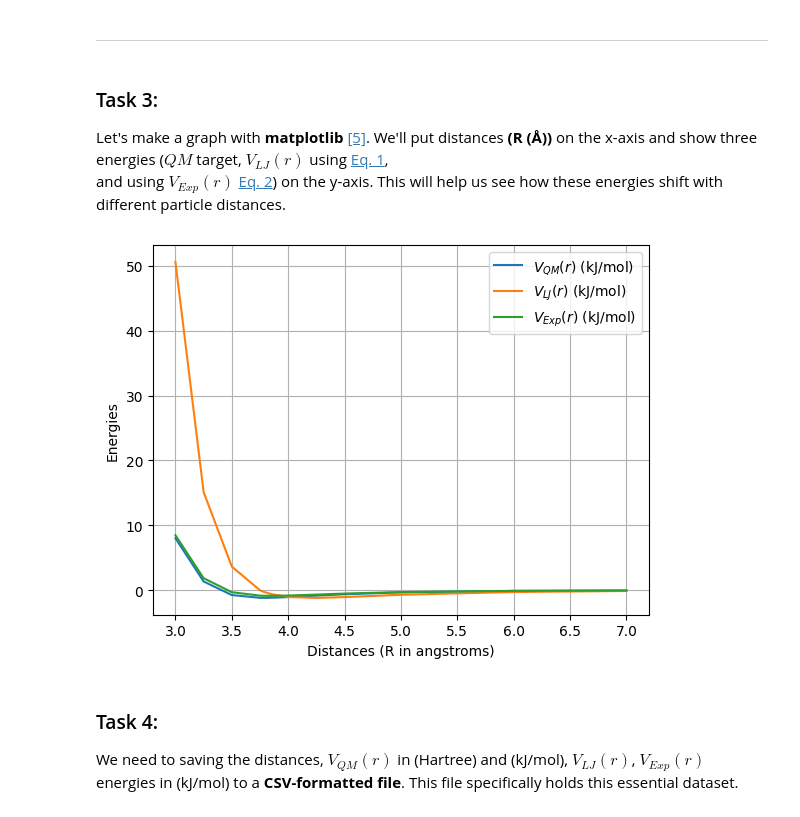
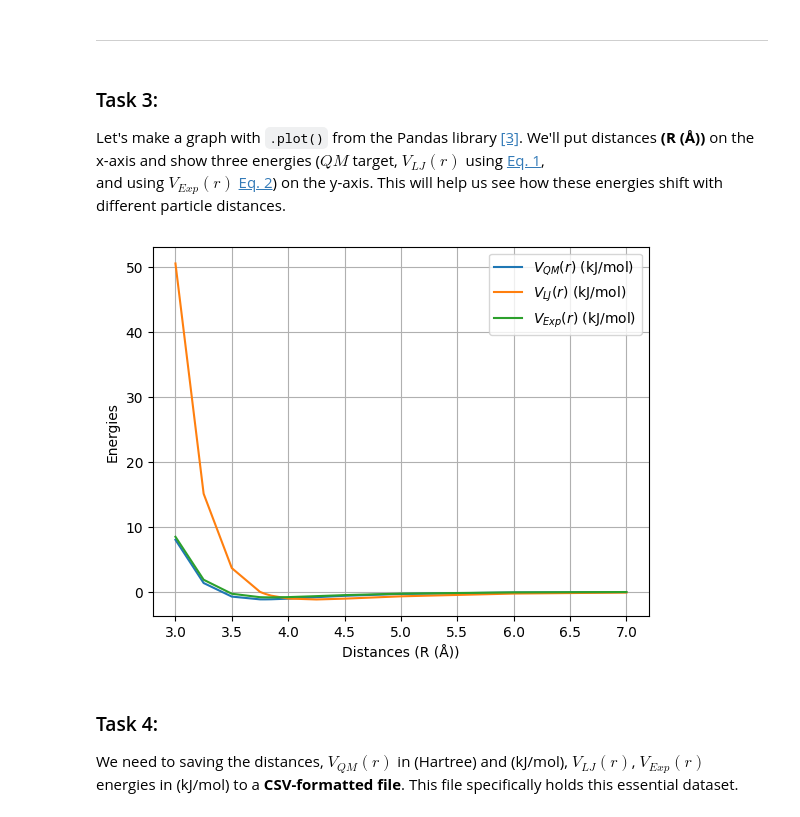
Before and after one commit to russelmrcl/SciPro, a Jupyter notebook: src/notebooks/assignment_04_2023WS_61714.ipynb, the cells around one changed output. Saved outputs shown, nothing was run; the diff lists cells and outputs as text; code cells hidden in the pictures.

```diff
--- a/src/notebooks/assignment_04_2023WS_61714.ipynb
+++ b/src/notebooks/assignment_04_2023WS_61714.ipynb
@@ -213,22 +210,14 @@ dataset
 # %% [markdown]
 <h3> Task 3: </h3>
 
-Let's make a graph with **matplotlib** [[5]](#5). We'll put distances **(R (Å))** on the x-axis and show three energies ($QM$ target, $V_{LJ}(r)$ using [Eq. 1](#lje), <br /> and  using $V_{Exp}(r)$ [Eq. 2](#eee)) on the y-axis. This will help us see how these energies shift with different particle distances.
+Let's make a graph with `.plot()` from the Pandas library [[3]](#3). We'll put distances **(R (Å))** on the x-axis and show three energies ($QM$ target, $V_{LJ}(r)$ using [Eq. 1](#lje), <br /> and  using $V_{Exp}(r)$ [Eq. 2](#eee)) on the y-axis. This will help us see how these energies shift with different particle distances.
 # %%
-fig, ax = plt.subplots()
+data_graph = pd.DataFrame(dataset)
 
-dataset.plot(x='R (Å)', y='$V_{QM}(r)$ (kJ/mol)', ax=ax, label='$V_{QM}(r)$ (kJ/mol)')
-dataset.plot(x='R (Å)', y='$V_{LJ}(r)$ (kJ/mol)', ax=ax, label='$V_{LJ}(r)$ (kJ/mol)')
-dataset.plot(x='R (Å)', y='$V_{Exp}(r)$ (kJ/mol)', ax=ax, label='$V_{Exp}(r)$ (kJ/mol)')
-
-plt.xlabel('Distances (R in angstroms)')
-plt.ylabel('Energies')
-plt.legend()
-plt.grid(True)
-
-plt.show()
+data_graph.plot(kind="line", x='R (Å)', y=['$V_{QM}(r)$ (kJ/mol)', '$V_{LJ}(r)$ (kJ/mol)', '$V_{Exp}(r)$ (kJ/mol)'],
+                  xlabel='Distances (R (Å))', ylabel='Energies', grid=True);
 # %% [output]
-[figure, old version]
+[figure, new version]
 # %% [markdown]
 <h3> Task 4: </h3>
 
```
Also changed, not shown: parts of 2 cells of this notebook.
